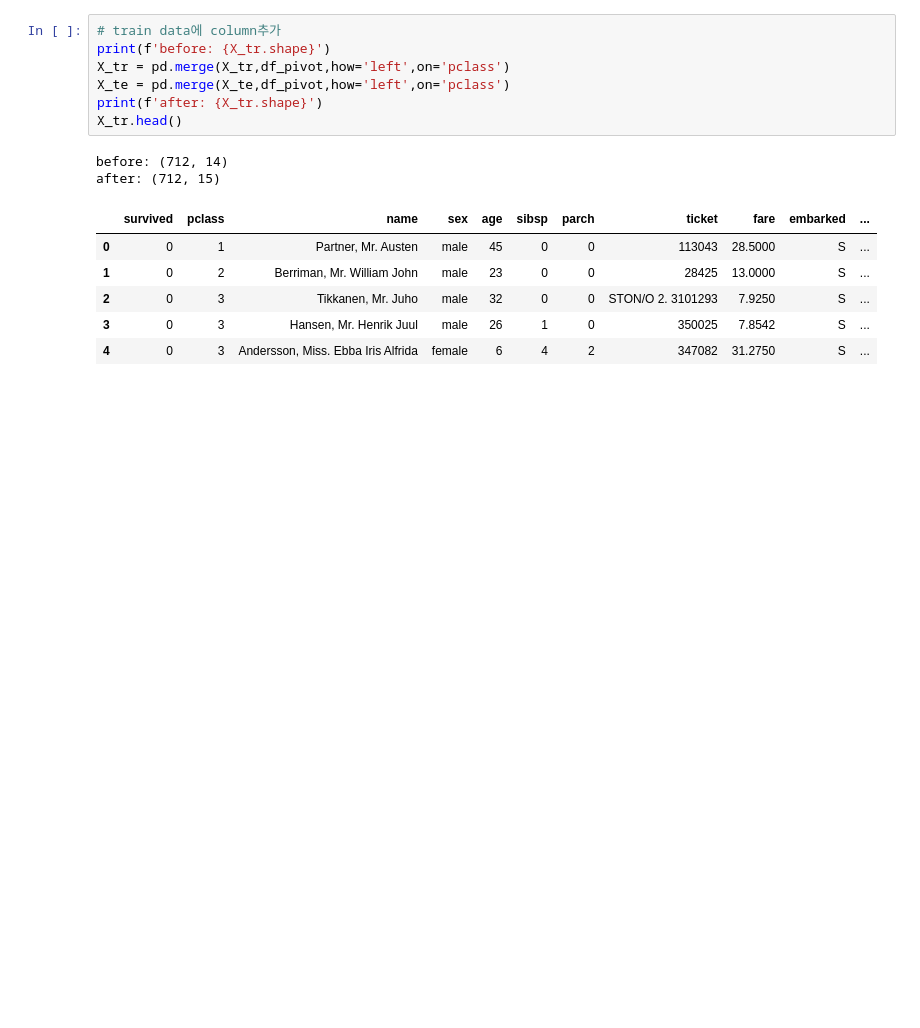
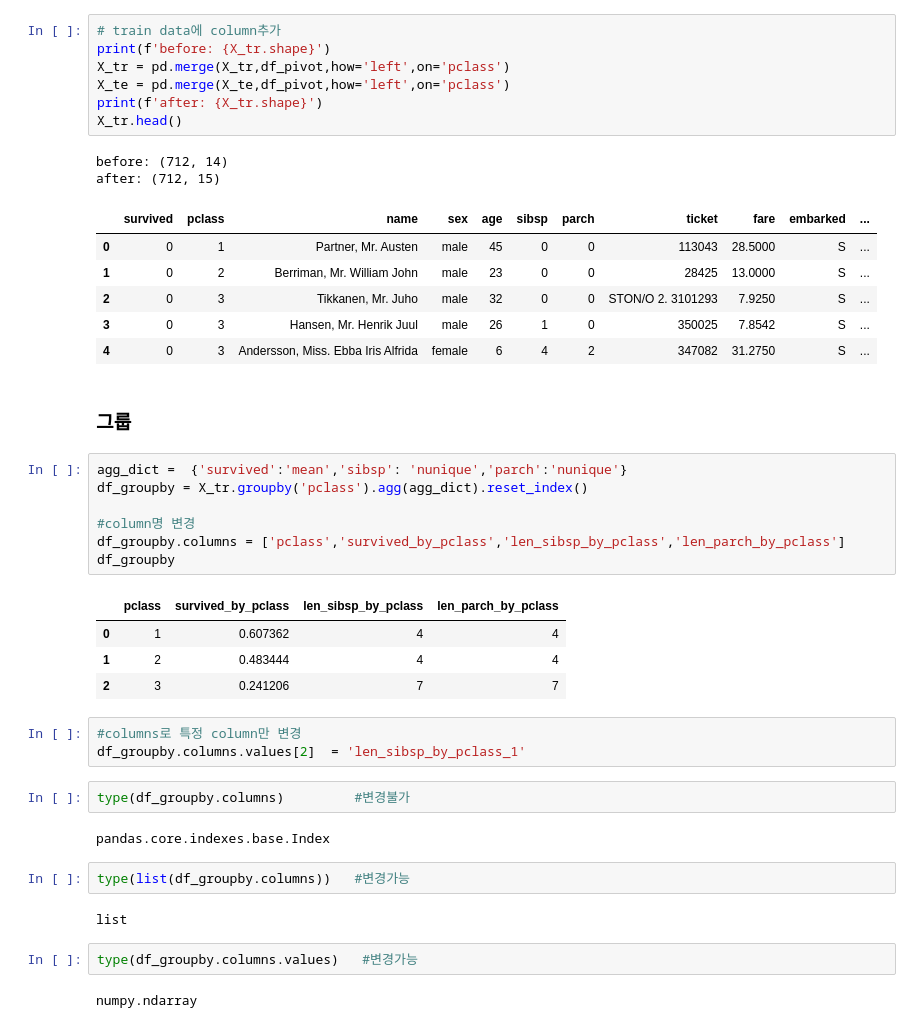
Before and after one commit to yulmu99/Playdata, a Jupyter notebook: Data_processing/Data_preprocessing/Feature Extraction.ipynb, the cells around one changed output. Saved outputs shown, nothing was run; the diff lists cells and outputs as text; blank space fills up the shorter version.

```diff
--- a/Data_processing/Data_preprocessing/Feature Extraction.ipynb
+++ b/Data_processing/Data_preprocessing/Feature Extraction.ipynb
@@ -596,3 +596,32 @@ after: (712, 15)
 | 2 | 0 | 3 | Tikkanen, Mr. Juho | male | 32 | 0 | 0 | STON/O 2. 3101293 | 7.9250 | S | ... |
 | 3 | 0 | 3 | Hansen, Mr. Henrik Juul | male | 26 | 1 | 0 | 350025 | 7.8542 | S | ... |
 | 4 | 0 | 3 | Andersson, Miss. Ebba Iris Alfrida | female | 6 | 4 | 2 | 347082 | 31.2750 | S | ... |
+# %% [markdown]
+### 그룹
+# %%
+agg_dict =  {'survived':'mean','sibsp': 'nunique','parch':'nunique'}
+df_groupby = X_tr.groupby('pclass').agg(agg_dict).reset_index()
+
+#column명 변경
+df_groupby.columns = ['pclass','survived_by_pclass','len_sibsp_by_pclass','len_parch_by_pclass']
+df_groupby
+# %% [output]
+|  | pclass | survived_by_pclass | len_sibsp_by_pclass | len_parch_by_pclass |
+| 0 | 1 | 0.607362 | 4 | 4 |
+| 1 | 2 | 0.483444 | 4 | 4 |
+| 2 | 3 | 0.241206 | 7 | 7 |
+# %%
+#columns로 특정 column만 변경
+df_groupby.columns.values[2]  = 'len_sibsp_by_pclass_1'
+# %%
+type(df_groupby.columns)         #변경불가
+# %% [output]
+pandas.core.indexes.base.Index
+# %%
+type(list(df_groupby.columns))   #변경가능
+# %% [output]
+list
+# %%
+type(df_groupby.columns.values)   #변경가능
+# %% [output]
+numpy.ndarray
```
Also changed, not shown: parts of 22 cells of this notebook, 21 other files.
